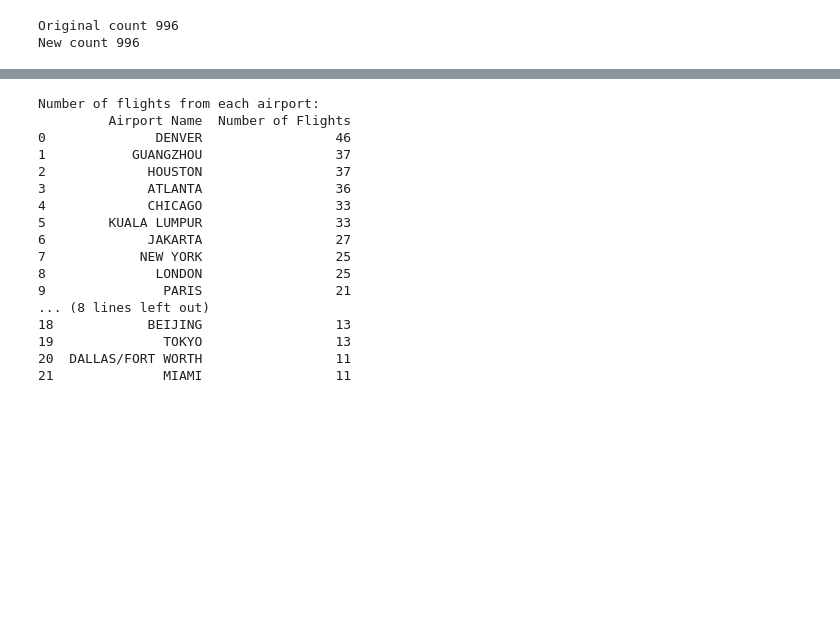
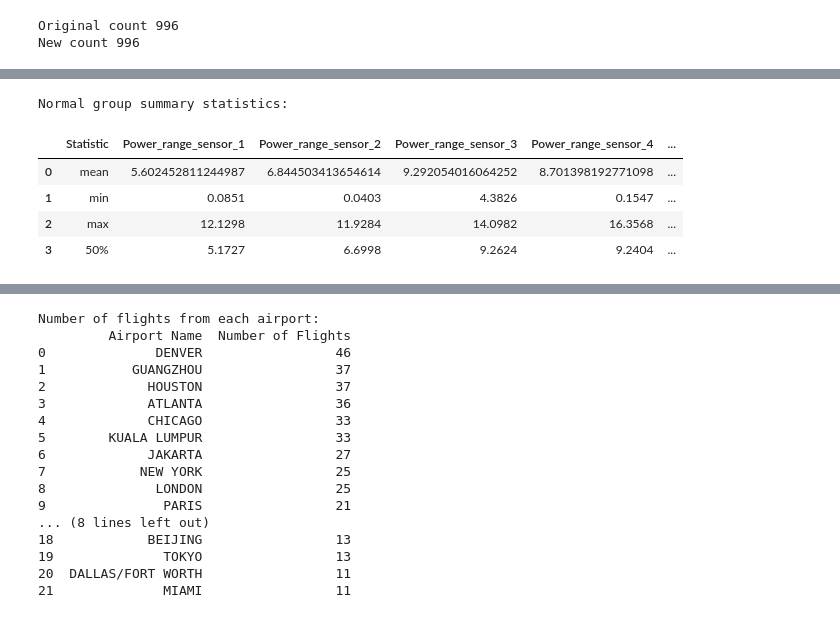
Before and after one commit to Teddiex/CMP3749M-Big-Data, a Jupyter notebook: BigData_Assignment.ipynb, the cells around one changed output, grey strips where cells are left out. Cells and saved outputs as stored; diff of their text form; code cells hidden in the pictures; blank space fills up the shorter version.

```diff
--- a/BigData_Assignment.ipynb
+++ b/BigData_Assignment.ipynb
@@ -52,12 +56,10 @@ def summary_stats(df):
 
 
     dfSummaryNormal = normal_df.drop('Status').summary('mean','min','max','50%')
-    dfSummaryNormal = dfSummaryNormal.withColumnRenamed("50%","median")\
-                            .withColumnRenamed('summary', 'Statistic')
+    dfSummaryNormal = dfSummaryNormal.withColumnRenamed('summary', 'Statistic')
 
     dfSummaryAbnormal = abnormal_df.drop('Status').summary('mean','min','max','50%')
-    dfSummaryAbnormal = dfSummaryAbnormal.withColumnRenamed("50%","median")\
-                            .withColumnRenamed('summary', 'Statistic')
+    dfSummaryAbnormal = dfSummaryAbnormal.withColumnRenamed('summary', 'Statistic')
 
     return dfSummaryNormal, dfSummaryAbnormal
 
@@ -89,24 +91,3 @@ def boxplot_df(df):
         plt.xlabel('Features')
         plt.title('Boxplot for Abnormal Group')
         plt.show()
-
-summaryNormal, summaryAbnormal = summary_stats(df)
-print('Normal group summary statistics:')
-summaryNormal = summaryNormal.toPandas()
-print(summaryNormal)
-#summaryNormal.show()
-
-print('Abnormal group summary statistics:')
-summaryAbnormal = summaryAbnormal.toPandas()
-print(summaryAbnormal)
-#summaryAbnormal.show()
-
-boxplot_df(df)
-
-#Correlation Matrix creation and show
-df = df.drop('Status').toPandas()
-df_corr = df.corr()
-
-plt.figure(figsize=(25,10))
-plt.title('Correlation Matrix of Features for All Groups',y=1,size=16)
-sns.heatmap(df_corr,annot = True)
@@ -134,0 +94,13 @@ Normal group summary statistics:
+# %%
+summaryNormal, summaryAbnormal = summary_stats(df)
+print('Normal group summary statistics:')
+summaryNormal = summaryNormal.toPandas()
+summaryNormal
+#summaryNormal.show()
+# %% [output]
+Normal group summary statistics:
+|  | Statistic | Power_range_sensor_1 | Power_range_sensor_2 | Power_range_sensor_3 | Power_range_sensor_4 | ... |
+| 0 | mean | 5.602452811244987 | 6.844503413654614 | 9.292054016064252 | 8.701398192771098 | ... |
+| 1 | min | 0.0851 | 0.0403 | 4.3826 | 0.1547 | ... |
+| 2 | max | 12.1298 | 11.9284 | 14.0982 | 16.3568 | ... |
+| 3 | 50% | 5.1727 | 6.6998 | 9.2624 | 9.2404 | ... |
```
Also changed, not shown: parts of 13 cells of this notebook.
